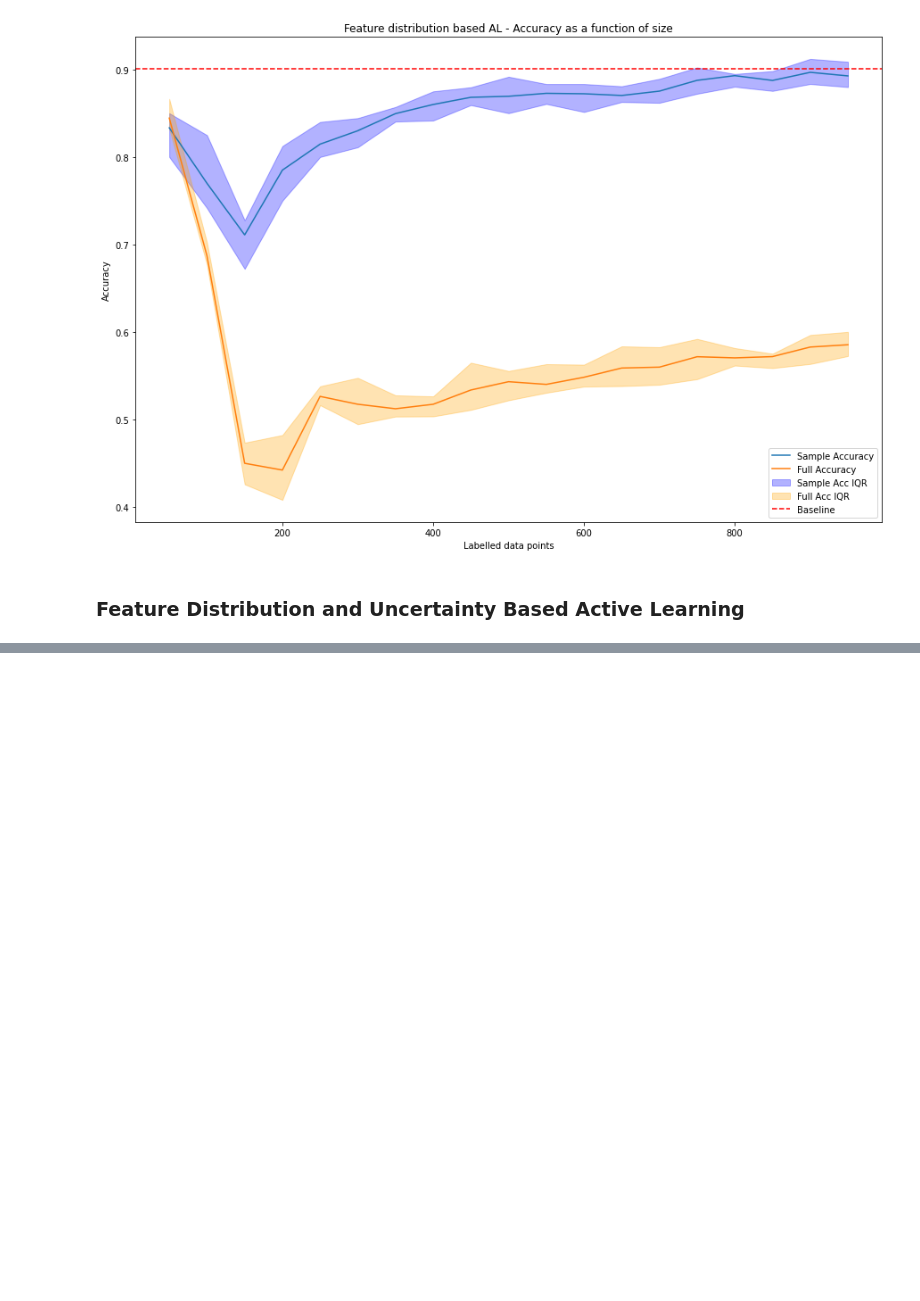
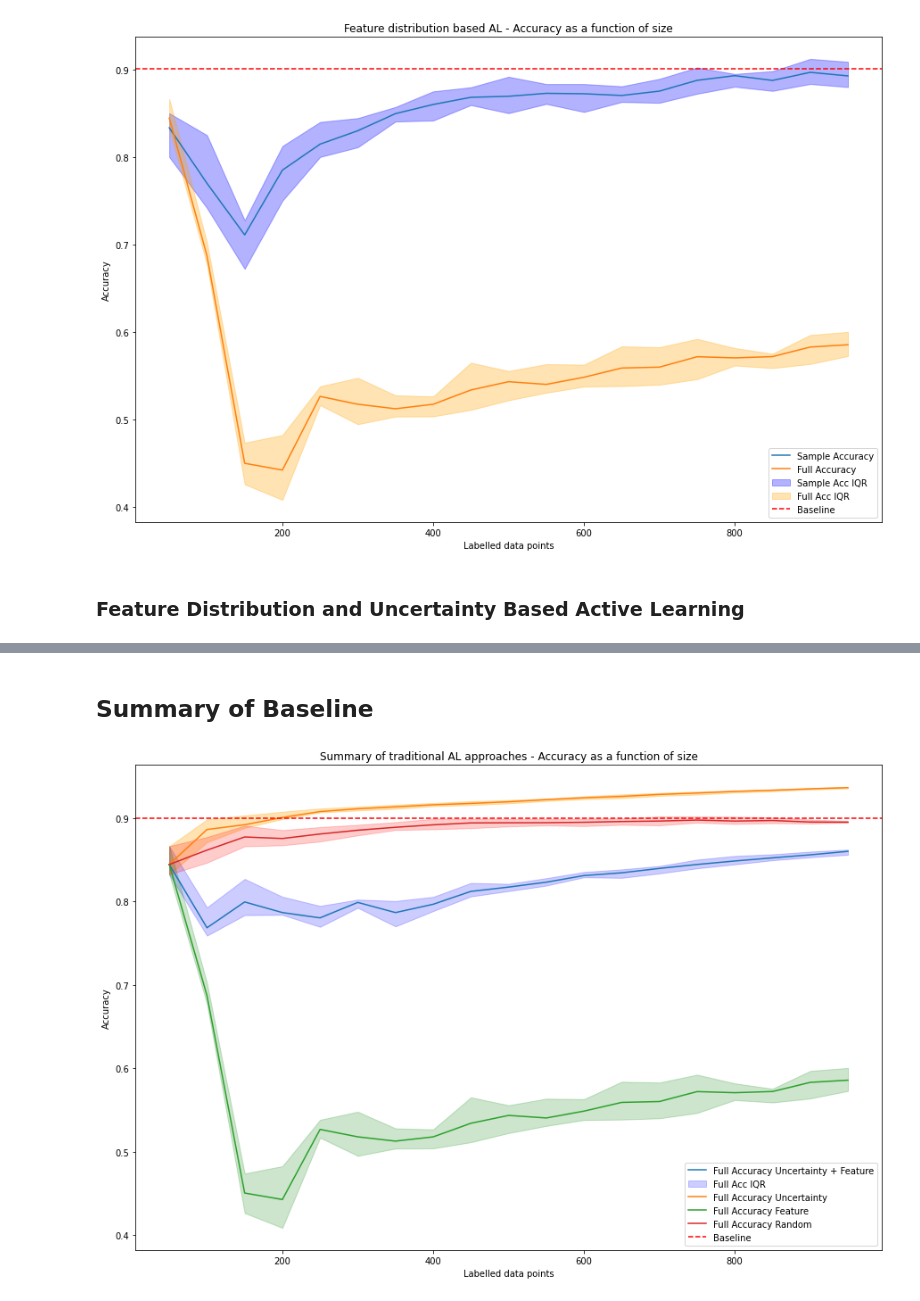
Before and after one commit to giorgiodemarchi/Duality-Based-Active-Learning, a Jupyter notebook: model.ipynb, the cells around one changed output, grey strips where cells are left out. Saved outputs shown, nothing was run; the diff lists cells and outputs as text; code cells hidden in the pictures; blank space fills up the shorter version.

```diff
--- a/model.ipynb
+++ b/model.ipynb
@@ -450,0 +451,28 @@ plt.show()
+# %% [markdown]
+## **Summary of Baseline**
+# %%
+# Plotting
+plt.figure(figsize=(15,10))
+
+# Plot average accuracies
+plt.plot(accuracies_uf_df.reset_index()['index'], accuracies_uf_df['Full Accuracy'], label='Full Accuracy Uncertainty + Feature')
+plt.fill_between(accuracies_uf_df.reset_index()['index'], stats_full_uf_df['25%'], stats_full_uf_df['75%'], color='blue', alpha=0.2, label='Full Acc IQR')
+
+plt.plot(accuracies_u_df.reset_index()['index'], accuracies_u_df['Full Accuracy'], label='Full Accuracy Uncertainty')
+plt.fill_between(accuracies_u_df.reset_index()['index'], stats_full_u_df['25%'], stats_full_u_df['75%'], color='orange', alpha=0.3)
+
+plt.plot(accuracies_f_df.reset_index()['index'], accuracies_f_df['Full Accuracy'], label='Full Accuracy Feature')
+plt.fill_between(accuracies_f_df.reset_index()['index'], stats_full_f_df['25%'], stats_full_f_df['75%'], color='green', alpha=0.2)
+
+plt.plot(accuracies_df.reset_index()['index'], accuracies_df['Full Accuracy'], label='Full Accuracy Random')
+plt.fill_between(accuracies_df.reset_index()['index'], stats_full_df['25%'], stats_full_df['75%'], color='red', alpha=0.2)
+
+# Baseline accuracy and other plot settings
+plt.axhline(y=baseline_accuracy, color='r', linestyle='--', label='Baseline')
+plt.legend()
+plt.title('Summary of traditional AL approaches - Accuracy as a function of size')
+plt.xlabel('Labelled data points')
+plt.ylabel('Accuracy')
+plt.show()
+# %% [output]
+[figure, added]
```
Also changed, not shown: parts of 2 cells of this notebook.
